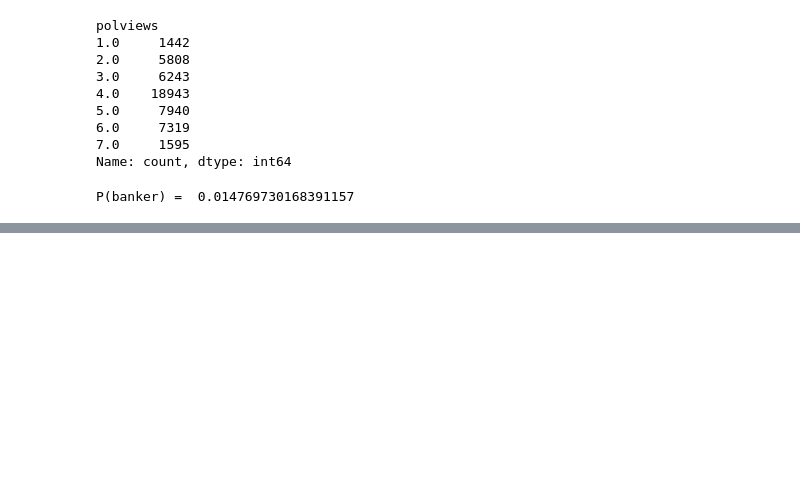
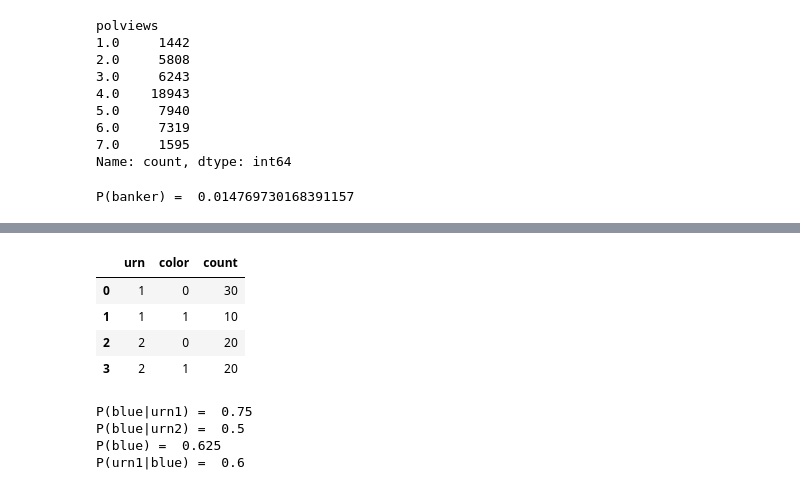
Before and after one commit to marcosbenicio/bayesian-neural-network, a Jupyter notebook: 01Theory/probability.ipynb, the cells around one changed output, grey strips where cells are left out. Saved outputs shown, nothing was run; the diff lists cells and outputs as text; code cells hidden in the pictures; blank space fills up the shorter version.

```diff
--- a/01Theory/probability_theory.ipynb
+++ b/01Theory/probability.ipynb
@@ -485,0 +548,51 @@ This is Bayes' theorem. It links the conditional probability of A given B with t
+# %%
+# Blue:0 and Red:1
+data = {
+    'urn': [1, 1, 2, 2],
+    'color': [0, 1, 0, 1],
+    'count': [30, 10, 20, 20]
+}
+
+df = pd.DataFrame(data)
+df
+# %% [output]
+|  | urn | color | count |
+| 0 | 1 | 0 | 30 |
+| 1 | 1 | 1 | 10 |
+| 2 | 2 | 0 | 20 |
+| 3 | 2 | 1 | 20 |
+# %%
+blue = df['color'] == 0
+urn1 = df['urn'] == 1
+urn2 = df['urn'] == 2
+
+# Number of blue balls in urn 1 and urn 2
+N_blue_urn1 = df[blue & urn1]['count'].sum()
+N_blue_urn2 = df[blue & urn2]['count'].sum()
+# Total number of blue balls
+N_blue = df[blue]['count'].sum()
+
+N_urn1 = df[urn1]['count'].sum()
+N_urn2 = df[urn2]['count'].sum()
+
+# Conditional probabilities of getting a blue ball given the urn
+P_blue_urn1 = N_blue_urn1/N_urn1
+P_blue_urn2 = N_blue_urn2/N_urn2
+print("P(blue|urn1) = ", P_blue_urn1)
+print("P(blue|urn2) = ", P_blue_urn2)
+
+# Prior probabilities for each urn
+P_urn1 = P_urn2 = 1/2
+
+# Total probability of getting a blue ball
+P_blue = P_blue_urn1*P_urn1 + P_blue_urn2*P_urn2
+print("P(blue) = ", P_blue)
+
+# Bayes' rule
+p_urn1_blue = P_blue_urn1*P_urn1 / P_blue
+print("P(urn1|blue) = ", p_urn1_blue)
+# %% [output]
+P(blue|urn1) =  0.75
+P(blue|urn2) =  0.5
+P(blue) =  0.625
+P(urn1|blue) =  0.6
```
Also changed, not shown: parts of 17 cells of this notebook, 1 other file.
